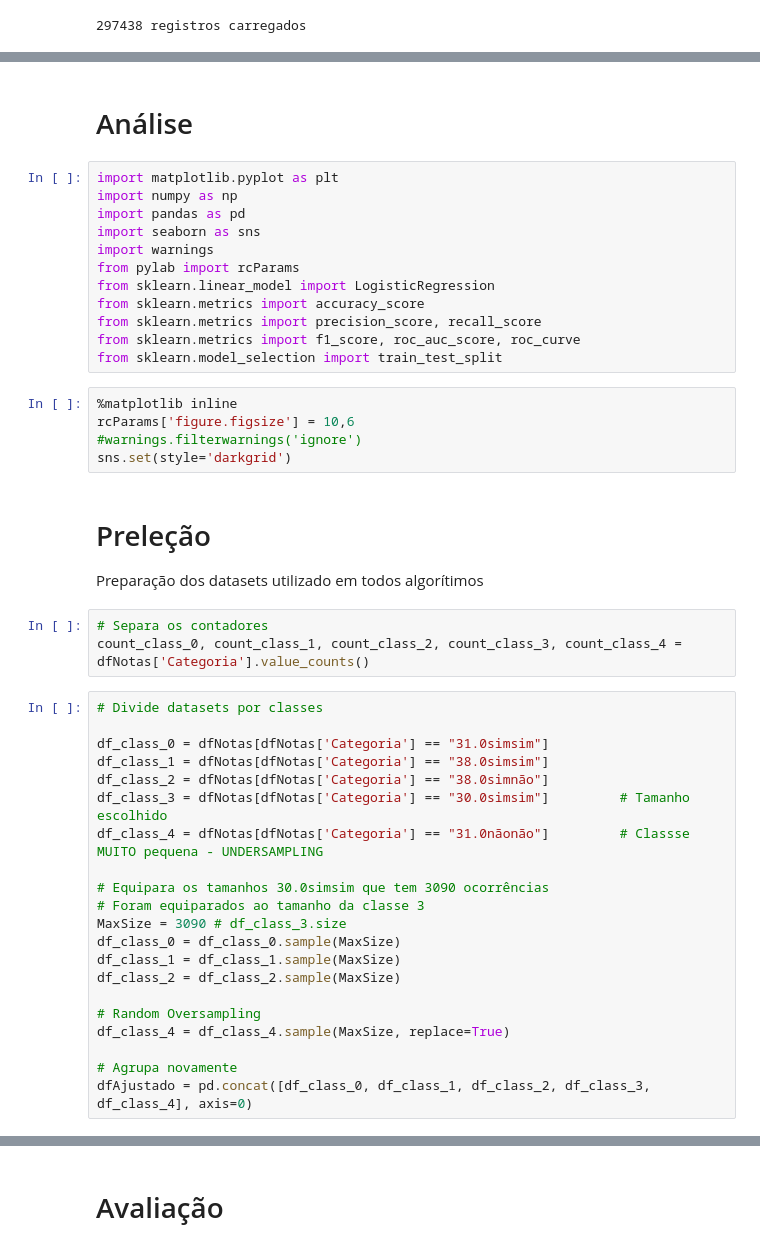
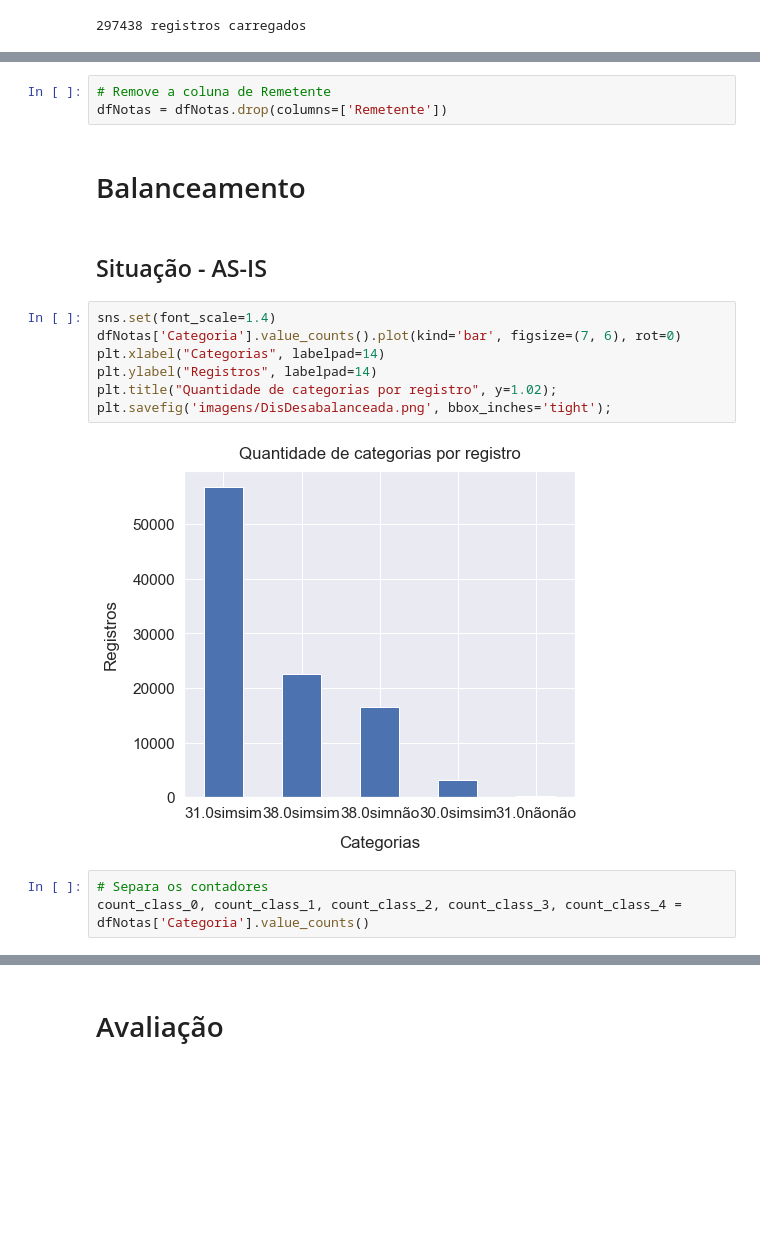
Before and after one commit to svponte/mdm, a Jupyter notebook: main.ipynb, the cells around one changed output, grey strips where cells are left out. Cells and saved outputs as stored; diff of their text form; blank space fills up the shorter version.

```diff
--- a/main.ipynb
+++ b/main.ipynb
@@ -118,46 +106,19 @@ dfNotas
+# %%
+# Remove a coluna de Remetente
+dfNotas = dfNotas.drop(columns=['Remetente'])
 # %% [markdown]
-# Análise
+# Balanceamento
-# %%
-import matplotlib.pyplot as plt
-import numpy as np
-import pandas as pd
-import seaborn as sns
-import warnings
-from pylab import rcParams
-from sklearn.linear_model import LogisticRegression
-from sklearn.metrics import accuracy_score
-from sklearn.metrics import precision_score, recall_score
-from sklearn.metrics import f1_score, roc_auc_score, roc_curve
-from sklearn.model_selection import train_test_split
-# %%
-%matplotlib inline
-rcParams['figure.figsize'] = 10,6
-#warnings.filterwarnings('ignore')
-sns.set(style='darkgrid')
-# %% [markdown]
-# Preleção
-Preparação dos datasets utilizado em todos algorítimos
+# %% [markdown]
+## Situação - AS-IS
+# %%
+sns.set(font_scale=1.4)
+dfNotas['Categoria'].value_counts().plot(kind='bar', figsize=(7, 6), rot=0)
+plt.xlabel("Categorias", labelpad=14)
+plt.ylabel("Registros", labelpad=14)
+plt.title("Quantidade de categorias por registro", y=1.02);
+plt.savefig('imagens/DisDesabalanceada.png', bbox_inches='tight');
+# %% [output]
+[figure, added]
 # %%
 # Separa os contadores
 count_class_0, count_class_1, count_class_2, count_class_3, count_class_4 = dfNotas['Categoria'].value_counts()
-# %%
-# Divide datasets por classes
-
-df_class_0 = dfNotas[dfNotas['Categoria'] == "31.0simsim"]
-df_class_1 = dfNotas[dfNotas['Categoria'] == "38.0simsim"]
-df_class_2 = dfNotas[dfNotas['Categoria'] == "38.0simnão"]
-df_class_3 = dfNotas[dfNotas['Categoria'] == "30.0simsim"]         # Tamanho escolhido
-df_class_4 = dfNotas[dfNotas['Categoria'] == "31.0nãonão"]         # Classse MUITO pequena - UNDERSAMPLING
-
-# Equipara os tamanhos 30.0simsim que tem 3090 ocorrências
-# Foram equiparados ao tamanho da classe 3
-MaxSize = 3090 # df_class_3.size
-df_class_0 = df_class_0.sample(MaxSize)
-df_class_1 = df_class_1.sample(MaxSize)
-df_class_2 = df_class_2.sample(MaxSize)
-
-# Random Oversampling
-df_class_4 = df_class_4.sample(MaxSize, replace=True)
-
-# Agrupa novamente
-dfAjustado = pd.concat([df_class_0, df_class_1, df_class_2, df_class_3, df_class_4], axis=0)
```
Also changed, not shown: parts of 79 cells of this notebook, 7 other files.
